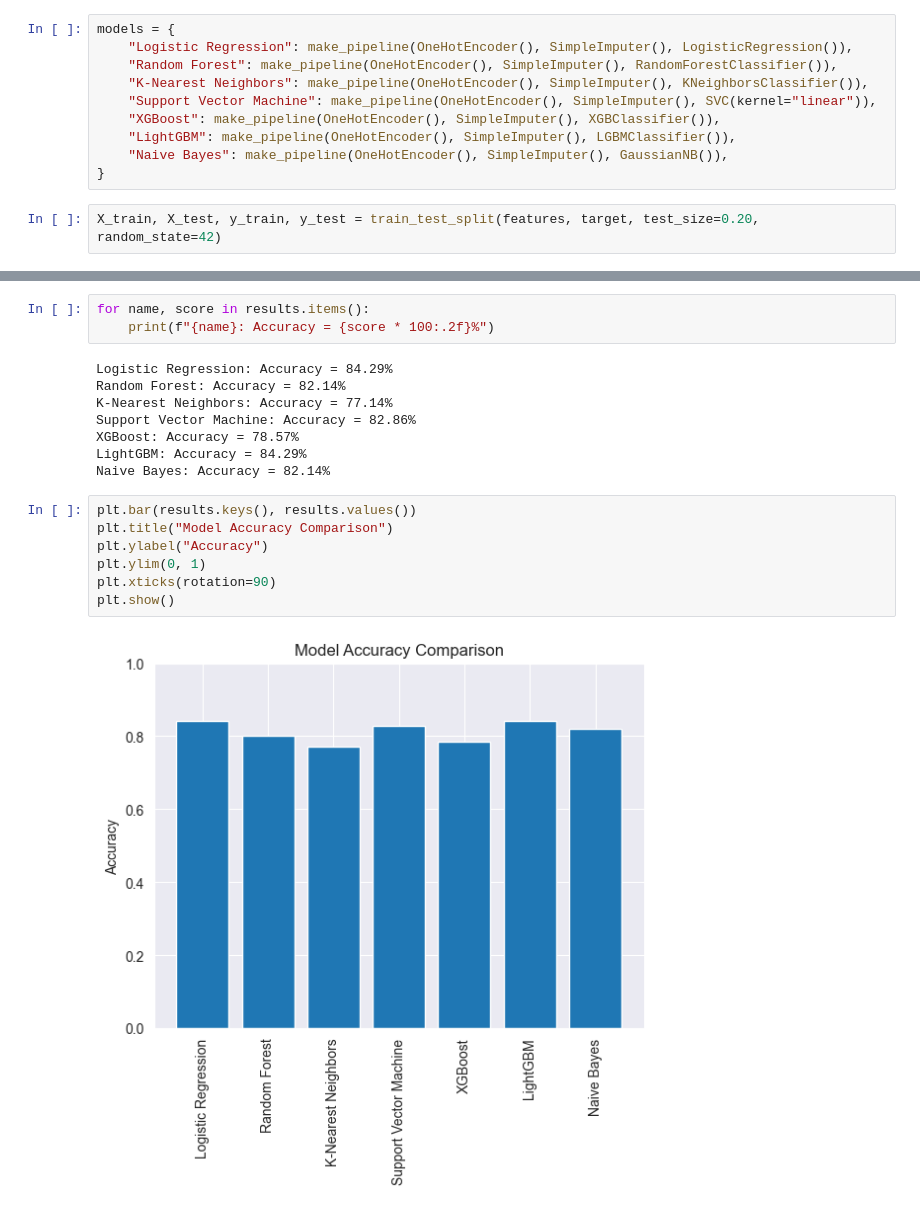
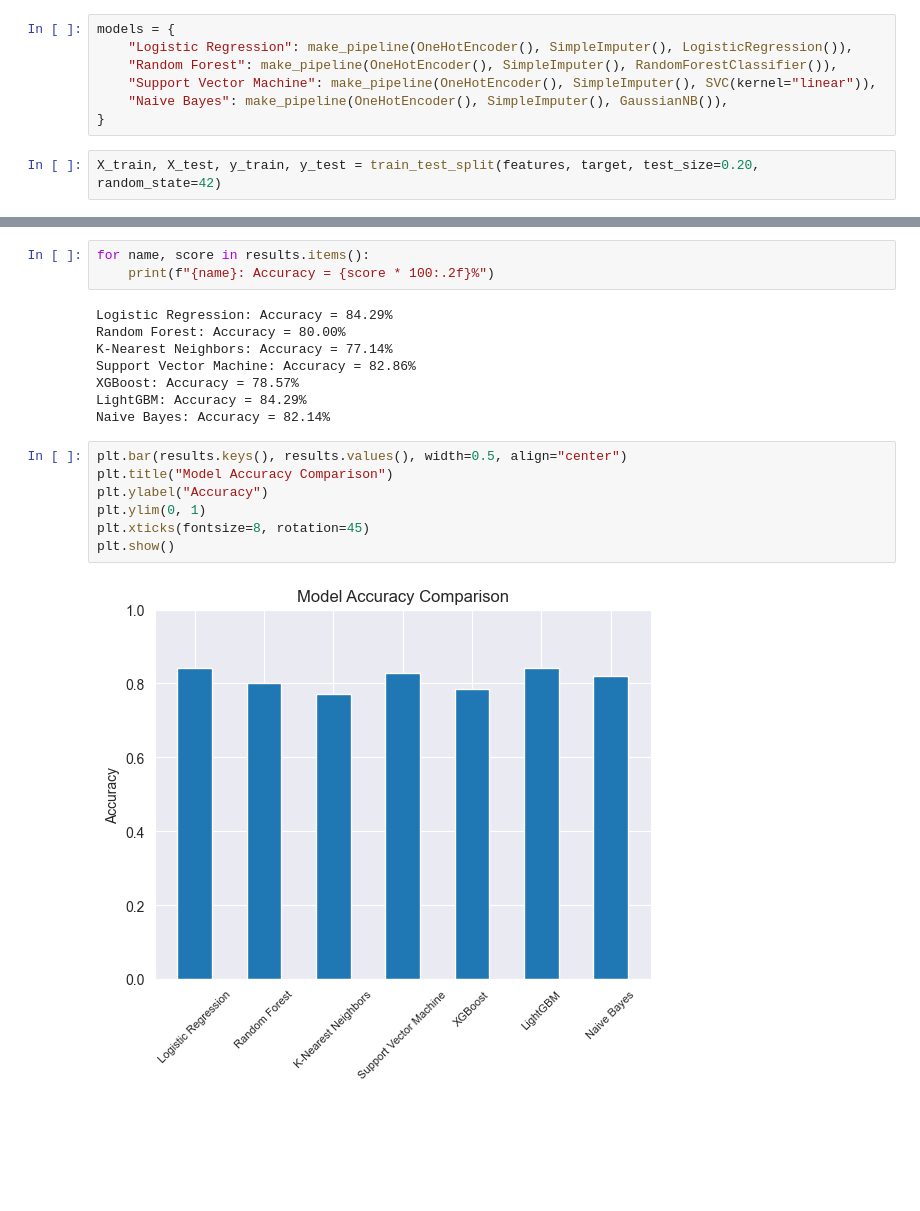
Before and after one commit to ishahzaibkhan/titanic_seaborn, a Jupyter notebook: main.ipynb, the cells around one changed output, grey strips where cells are left out. Cells and saved outputs as stored; diff of their text form; blank space fills up the shorter version.

```diff
--- a/main.ipynb
+++ b/main.ipynb
@@ -358,10 +385,7 @@ target = df["survived"]
 models = {
     "Logistic Regression": make_pipeline(OneHotEncoder(), SimpleImputer(), LogisticRegression()),
     "Random Forest": make_pipeline(OneHotEncoder(), SimpleImputer(), RandomForestClassifier()),
-    "K-Nearest Neighbors": make_pipeline(OneHotEncoder(), SimpleImputer(), KNeighborsClassifier()),
     "Support Vector Machine": make_pipeline(OneHotEncoder(), SimpleImputer(), SVC(kernel="linear")),
-    "XGBoost": make_pipeline(OneHotEncoder(), SimpleImputer(), XGBClassifier()),
-    "LightGBM": make_pipeline(OneHotEncoder(), SimpleImputer(), LGBMClassifier()),
     "Naive Bayes": make_pipeline(OneHotEncoder(), SimpleImputer(), GaussianNB()),
 }
 # %%
@@ -396,18 +420,18 @@ for name, score in results.items():
     print(f"{name}: Accuracy = {score * 100:.2f}%")
 # %% [output]
 Logistic Regression: Accuracy = 84.29%
-Random Forest: Accuracy = 82.14%
+Random Forest: Accuracy = 80.00%
 K-Nearest Neighbors: Accuracy = 77.14%
 Support Vector Machine: Accuracy = 82.86%
 XGBoost: Accuracy = 78.57%
 LightGBM: Accuracy = 84.29%
 Naive Bayes: Accuracy = 82.14%
 # %%
-plt.bar(results.keys(), results.values())
+plt.bar(results.keys(), results.values(), width=0.5, align="center")
 plt.title("Model Accuracy Comparison")
 plt.ylabel("Accuracy")
 plt.ylim(0, 1)
-plt.xticks(rotation=90)
+plt.xticks(fontsize=8, rotation=45)
 plt.show()
 # %% [output]
-[figure, old version]
+[figure, new version]
```
Also changed, not shown: parts of 14 cells of this notebook.
